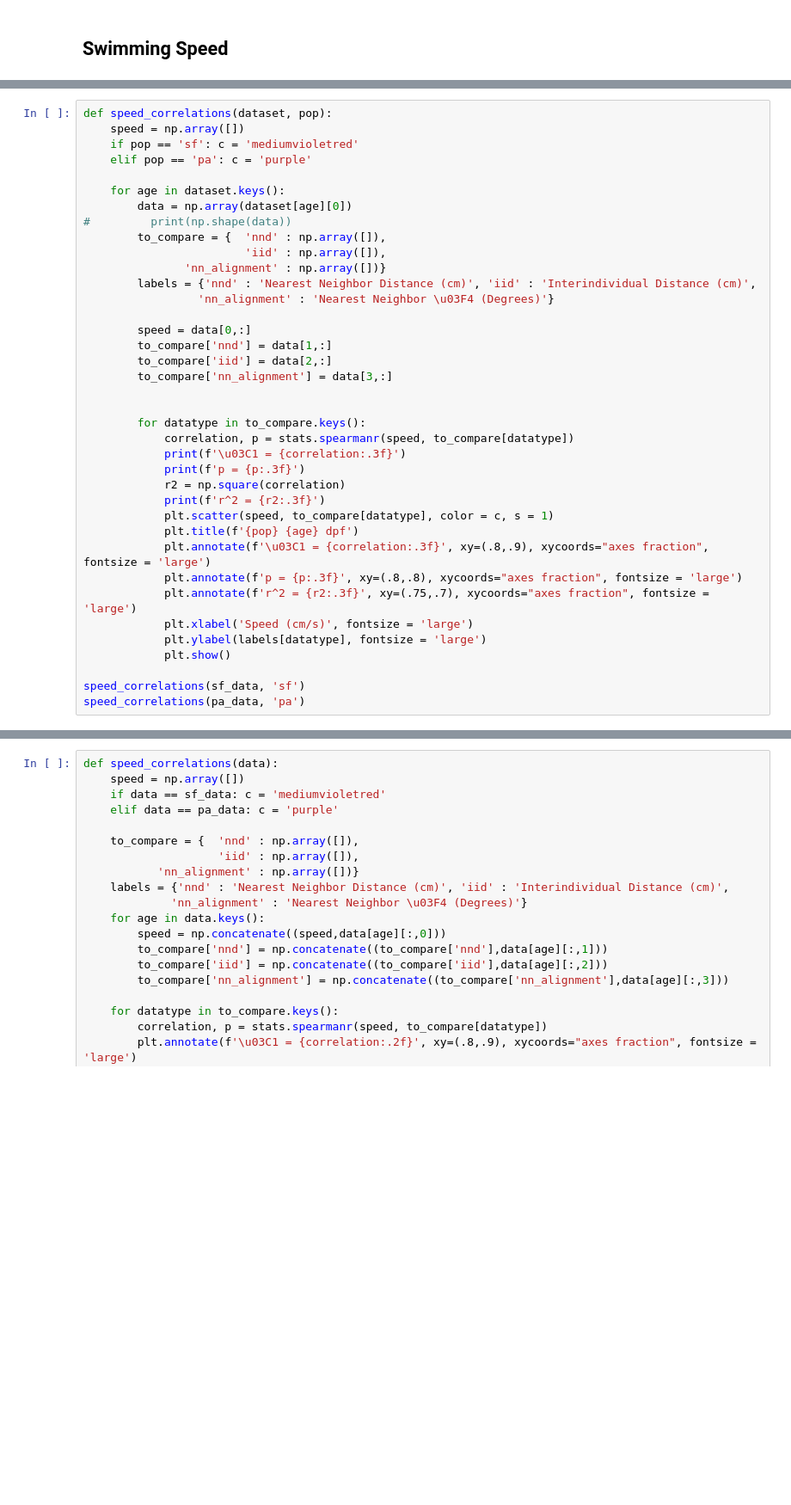
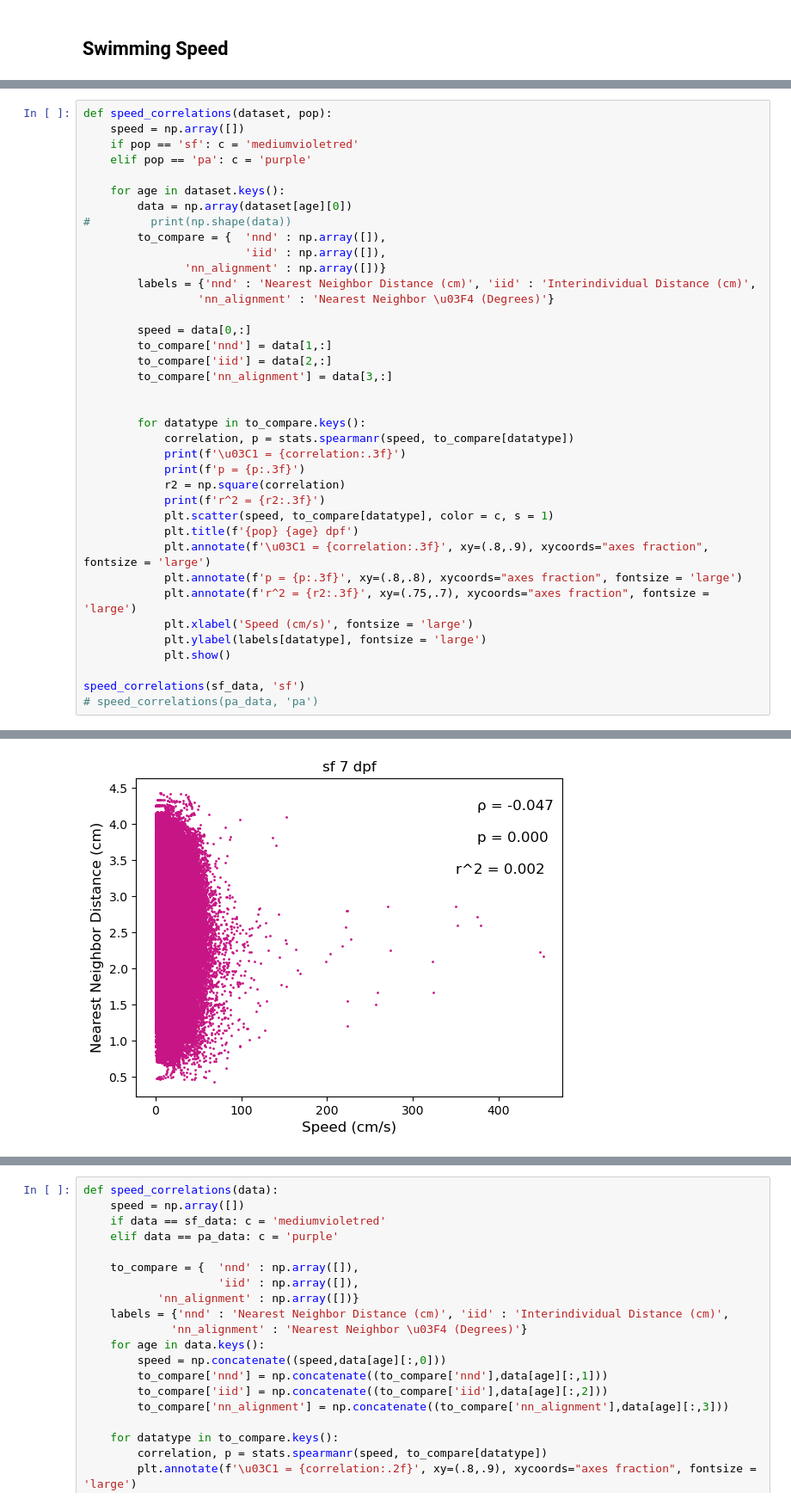
Before and after one commit to yffily/paper_larval-schooling, a Jupyter notebook: figures-1-2.ipynb, the cells around one changed output, grey strips where cells are left out. Shown: that part at 86% size. Saved outputs shown, nothing was run; the diff lists cells and outputs as text; blank space fills up the shorter version.

```diff
--- a/figures-1-2.ipynb
+++ b/figures-1-2.ipynb
@@ -1016,4 +1029,5 @@ def speed_correlations(dataset, pop):
             plt.show()
 
 speed_correlations(sf_data, 'sf')
-speed_correlations(pa_data, 'pa')
+# speed_correlations(pa_data, 'pa')
+# %% [output]
@@ -1019,0 +1037 @@ speed_correlations(pa_data, 'pa')
+[figure, added]
```
Also changed, not shown: parts of 4 cells of this notebook, 2 other files.
